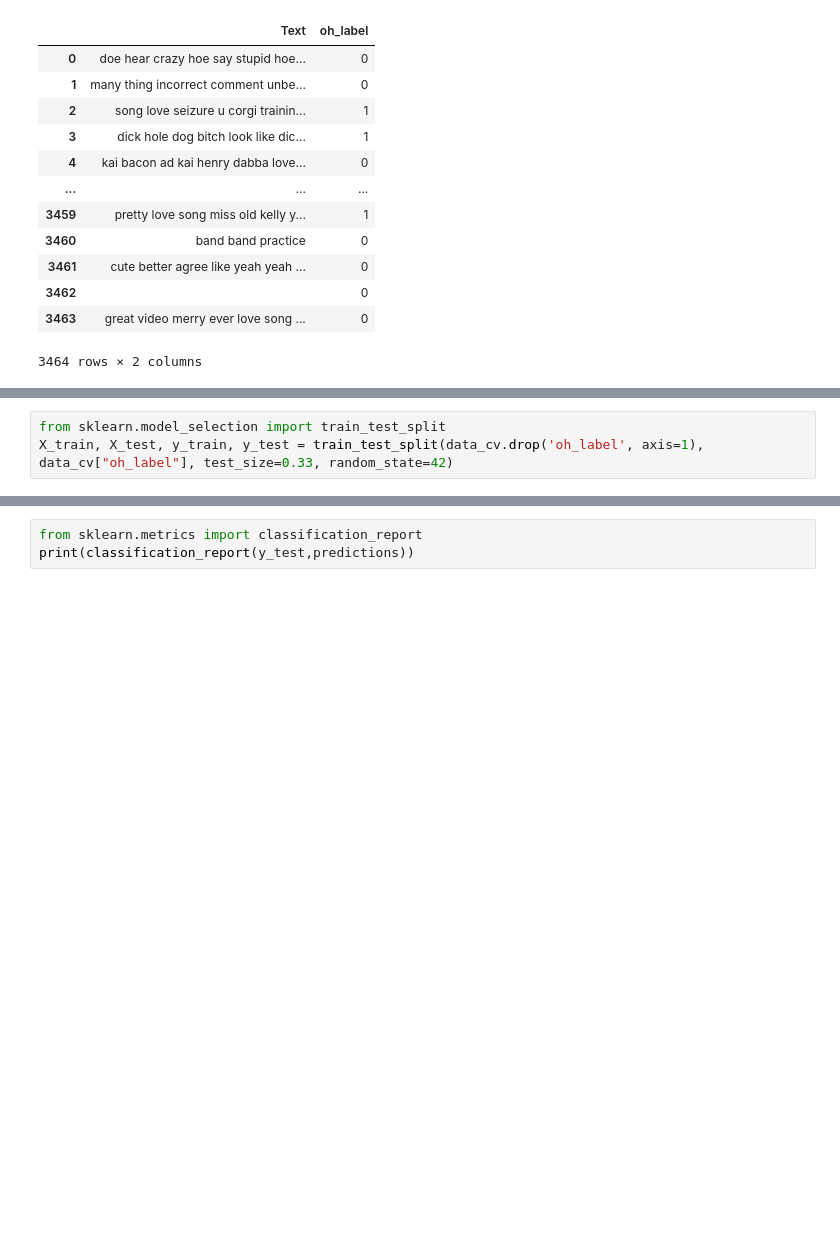
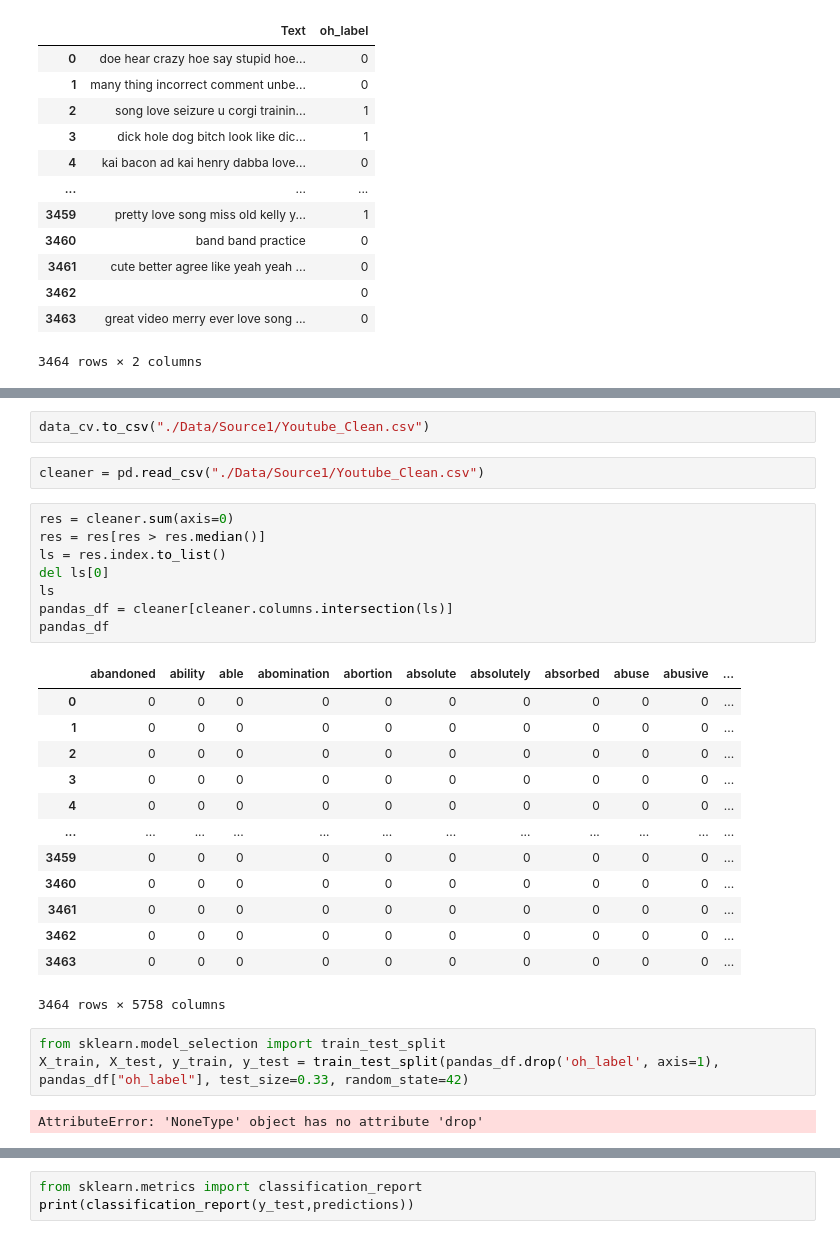
Before and after one commit to YD5463/CyberbullyingDetector, a Jupyter notebook: simple.ipynb, the cells around one changed output, grey strips where cells are left out. Saved outputs shown, nothing was run; the diff lists cells and outputs as text; blank space fills up the shorter version.

Commit message:
reduce dimension of the data

```diff
--- a/simple.ipynb
+++ b/simple.ipynb
@@ -126,6 +123,34 @@ data_cv
+# %%
+data_cv.to_csv("./Data/Source1/Youtube_Clean.csv")
+# %%
+cleaner = pd.read_csv("./Data/Source1/Youtube_Clean.csv")
+# %%
+res = cleaner.sum(axis=0)
+res = res[res > res.median()]
+ls = res.index.to_list()
+del ls[0]
+ls
+pandas_df = cleaner[cleaner.columns.intersection(ls)]
+pandas_df
+# %% [output]
+|  | abandoned | ability | able | abomination | abortion | absolute | absolutely | absorbed | abuse | abusive | ... |
+| 0 | 0 | 0 | 0 | 0 | 0 | 0 | 0 | 0 | 0 | 0 | ... |
+| 1 | 0 | 0 | 0 | 0 | 0 | 0 | 0 | 0 | 0 | 0 | ... |
+| 2 | 0 | 0 | 0 | 0 | 0 | 0 | 0 | 0 | 0 | 0 | ... |
+| 3 | 0 | 0 | 0 | 0 | 0 | 0 | 0 | 0 | 0 | 0 | ... |
+| 4 | 0 | 0 | 0 | 0 | 0 | 0 | 0 | 0 | 0 | 0 | ... |
+| ... | ... | ... | ... | ... | ... | ... | ... | ... | ... | ... | ... |
+| 3459 | 0 | 0 | 0 | 0 | 0 | 0 | 0 | 0 | 0 | 0 | ... |
+| 3460 | 0 | 0 | 0 | 0 | 0 | 0 | 0 | 0 | 0 | 0 | ... |
+| 3461 | 0 | 0 | 0 | 0 | 0 | 0 | 0 | 0 | 0 | 0 | ... |
+| 3462 | 0 | 0 | 0 | 0 | 0 | 0 | 0 | 0 | 0 | 0 | ... |
+| 3463 | 0 | 0 | 0 | 0 | 0 | 0 | 0 | 0 | 0 | 0 | ... |
+3464 rows × 5758 columns
 # %%
 from sklearn.model_selection import train_test_split
-X_train, X_test, y_train, y_test = train_test_split(data_cv.drop('oh_label', axis=1), data_cv["oh_label"], test_size=0.33, random_state=42)
+X_train, X_test, y_train, y_test = train_test_split(pandas_df.drop('oh_label', axis=1), pandas_df["oh_label"], test_size=0.33, random_state=42)
+# %% [output]
+AttributeError: 'NoneType' object has no attribute 'drop'
 # %%
 from sklearn.linear_model import LogisticRegression
 logmodel = LogisticRegression()
```
Also changed, not shown: parts of 3 cells of this notebook.
